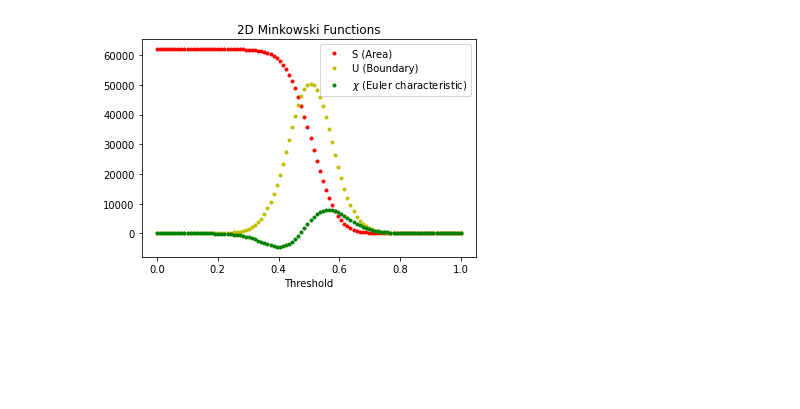
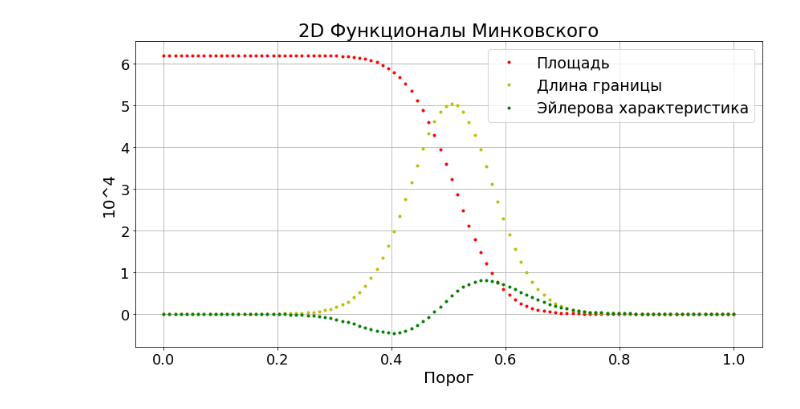
Before and after one commit to razdenand/Try_to_learn_Python, a Jupyter notebook: Minkovsky2D/course.ipynb, the cells around one changed output. Cells and saved outputs as stored; diff of their text form; code cells hidden in the pictures; blank space fills up the shorter version.

Commit message:
change graphics

```diff
--- a/Minkovsky2D/course.ipynb
+++ b/Minkovsky2D/course.ipynb
@@ -5,16 +5,0 @@ import numpy as np
-# %%
-def test_gaussian(shape):
-    image = np.clip(np.random.normal(0.5, 0.1, shape), 0.0, 1.0)
-    A = []
-    B = []
-    C = []
-
-    for threshold in np.linspace(0.0, 1.0, 100):
-        (f, u, chi) = minkovsly2D(image, threshold)
-        A.append(f)
-        B.append(u)
-        C.append(chi)
-
-    return (A, B, C, image)
-
-(F, U, Chi, image) = test_gaussian((250, 250))
@@ -39,11 +166,18 @@ plt.show()
 # %%
-plt.figure(1)
+plt.figure(figsize=(14,7))
 plt.clf()
+plt.grid()
 x = np.linspace(0.0, 1.0, 100)
+for i in range(len(F)):
+    F[i] /= 10000
+    U[i] /= 10000
+    Chi[i] /= 10000
 plt.plot(x, F, ".r", x, U, ".y", x, Chi, ".g")
-plt.title("2D Minkowski Functions")
-plt.legend(["S (Area)", "U (Boundary)", "$\chi$ (Euler characteristic)"])
-plt.xlabel("Threshold")
+plt.tick_params(axis='both', which='major', labelsize=18)
+plt.title("2D Функционалы Минковского", fontsize=23)
+plt.legend(["Площадь", "Длина границы", "Эйлерова характеристика"], prop={"size":19})
+plt.xlabel("Порог", fontsize=20)
+plt.ylabel("10^4", fontsize=20)
 plt.show()
 # %% [output]
-[figure, old version]
+[figure, new version]
```
Also changed, not shown: parts of 5 cells of this notebook, 1 other file.
